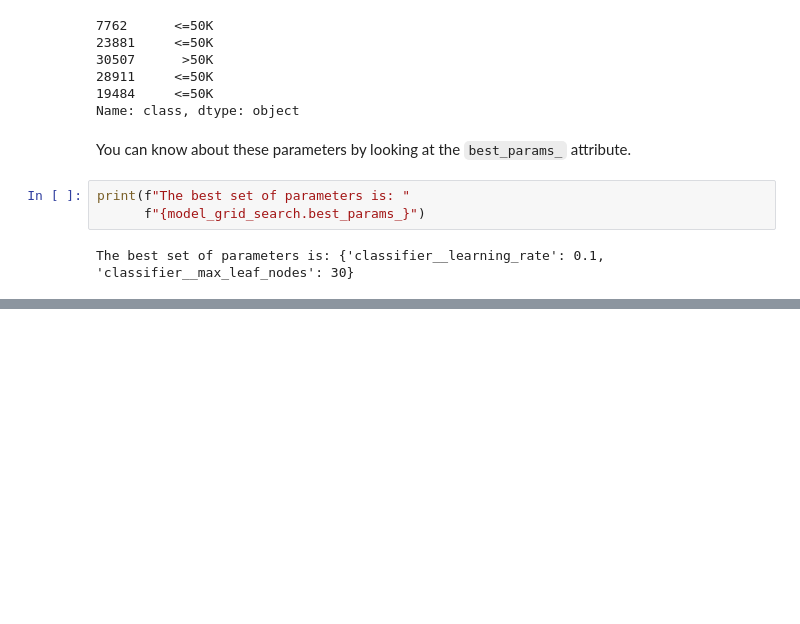
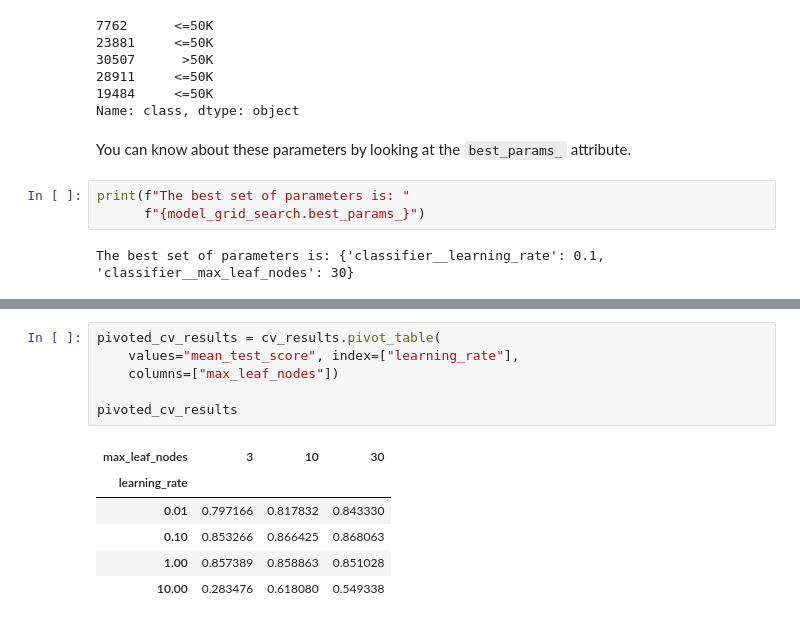
Before and after one commit to skacem/Learning-Machine-Learning, a Jupyter notebook: Scikit-learn/302_grid_search.ipynb, the cells around one changed output, grey strips where cells are left out. Drawn from its saved outputs; the diff is of its cells as text; blank space fills up the shorter version.

```diff
--- a/Scikit-learn/302_grid_search.ipynb
+++ b/Scikit-learn/302_grid_search.ipynb
@@ -173,0 +224,13 @@ The best set of parameters is: {'classifier__learning_rate': 0.1, 'classifier__m
+# %%
+pivoted_cv_results = cv_results.pivot_table(
+    values="mean_test_score", index=["learning_rate"],
+    columns=["max_leaf_nodes"])
+
+pivoted_cv_results
+# %% [output]
+| max_leaf_nodes | 3 | 10 | 30 |
+| learning_rate |  |  |  |
+| 0.01 | 0.797166 | 0.817832 | 0.843330 |
+| 0.10 | 0.853266 | 0.866425 | 0.868063 |
+| 1.00 | 0.857389 | 0.858863 | 0.851028 |
+| 10.00 | 0.283476 | 0.618080 | 0.549338 |
```
Also changed, not shown: parts of 8 cells of this notebook.
